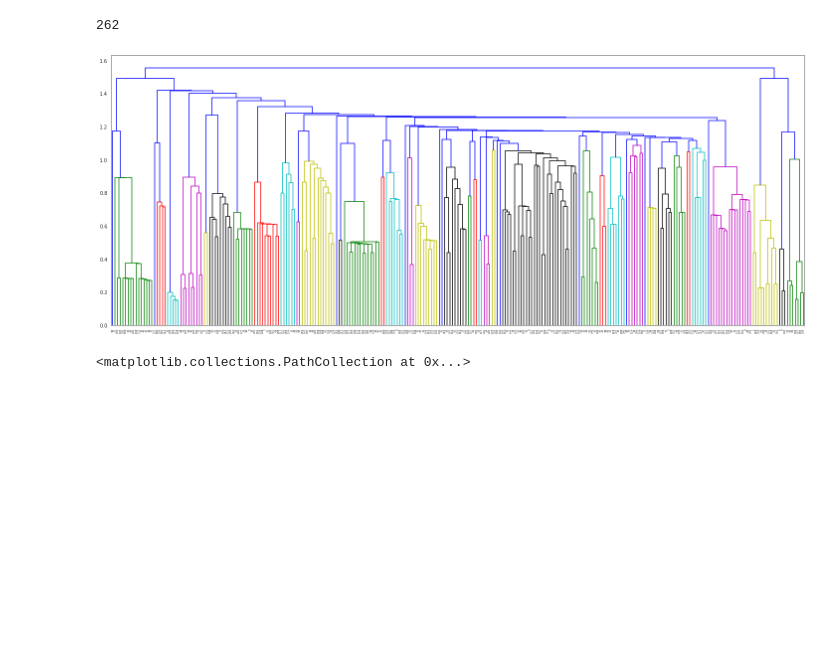
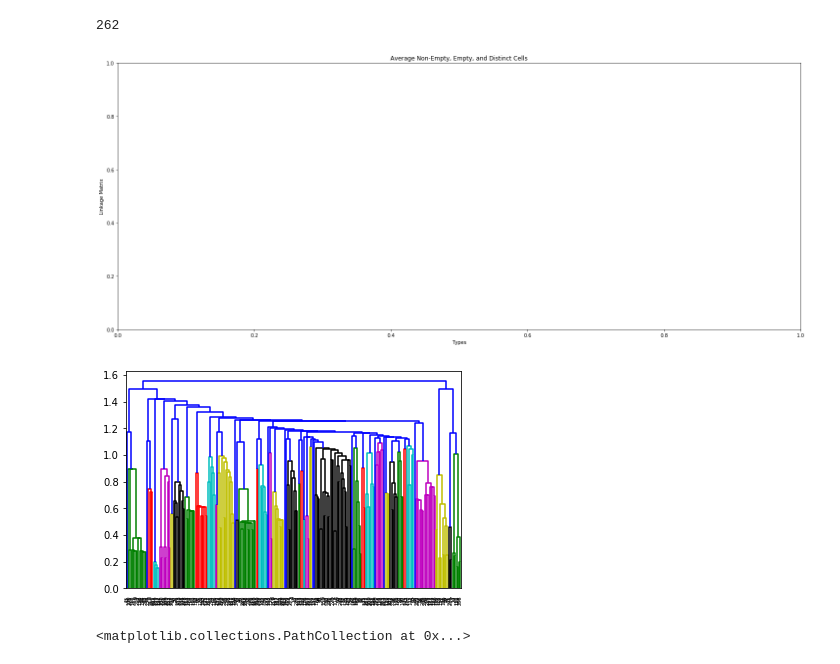
Before and after one commit to theodorehadges/big_data_course_project, a Jupyter notebook: task2/src/scripts/visualizations.ipynb, the cells around one changed output. Saved outputs shown, nothing was run; the diff lists cells and outputs as text; code cells hidden in the pictures; blank space fills up the shorter version.

```diff
--- a/task2/src/scripts/visualizations.ipynb
+++ b/task2/src/scripts/visualizations.ipynb
@@ -146,11 +298,17 @@ len(linkage_matrix)
 #len(fcluster)
 # %% [output]
 262
-# %%
-fig = plt.figure(figsize=(25, 10))
-dn = dendrogram(linkage_matrix)
-# %% [output]
-[figure, removed]
+# %%
+fig, ax = plt.subplots(figsize=(25, 10))
+ax.set_ylabel('Linkage Matrix')
+ax.set_xlabel('Types')
+ax.set_title('Average Non-Empty, Empty, and Distinct Cells')
+plt.show()
+
+dn = dendrogram(linkage_matrix)
+# %% [output]
+[figure, added]
+[figure, added]
 # %%
 from sklearn.manifold import MDS
 mds = MDS(n_components=2)
```
Also changed, not shown: parts of 7 cells of this notebook, 6 other files.
